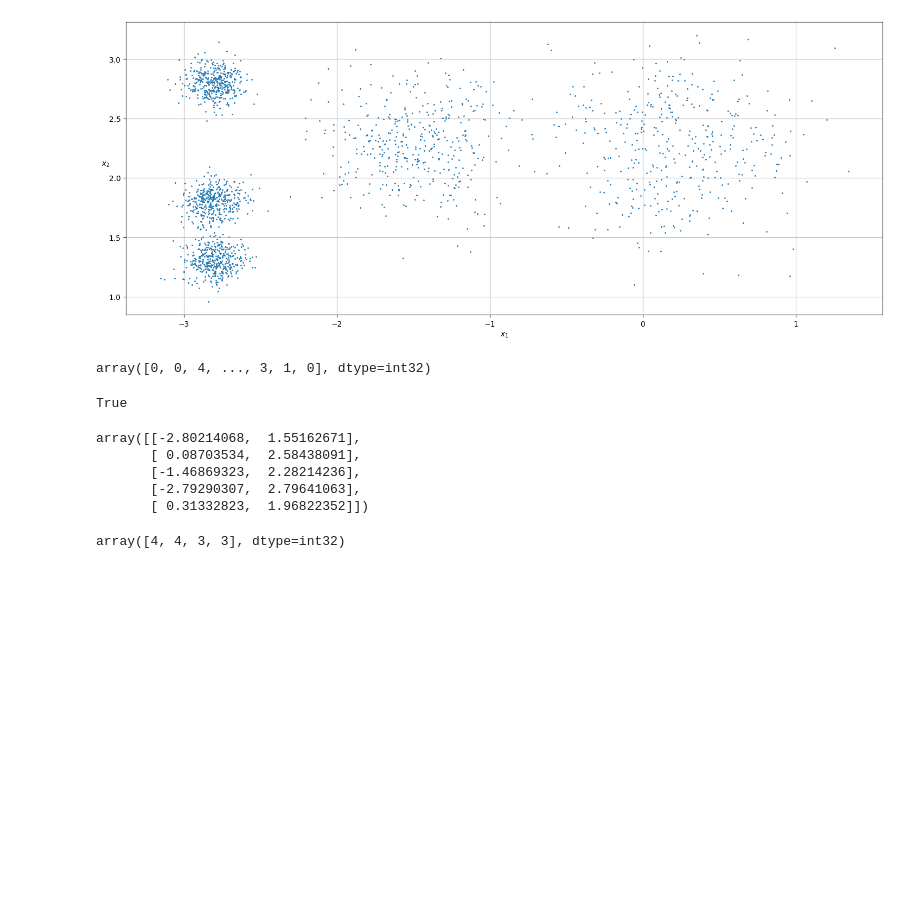
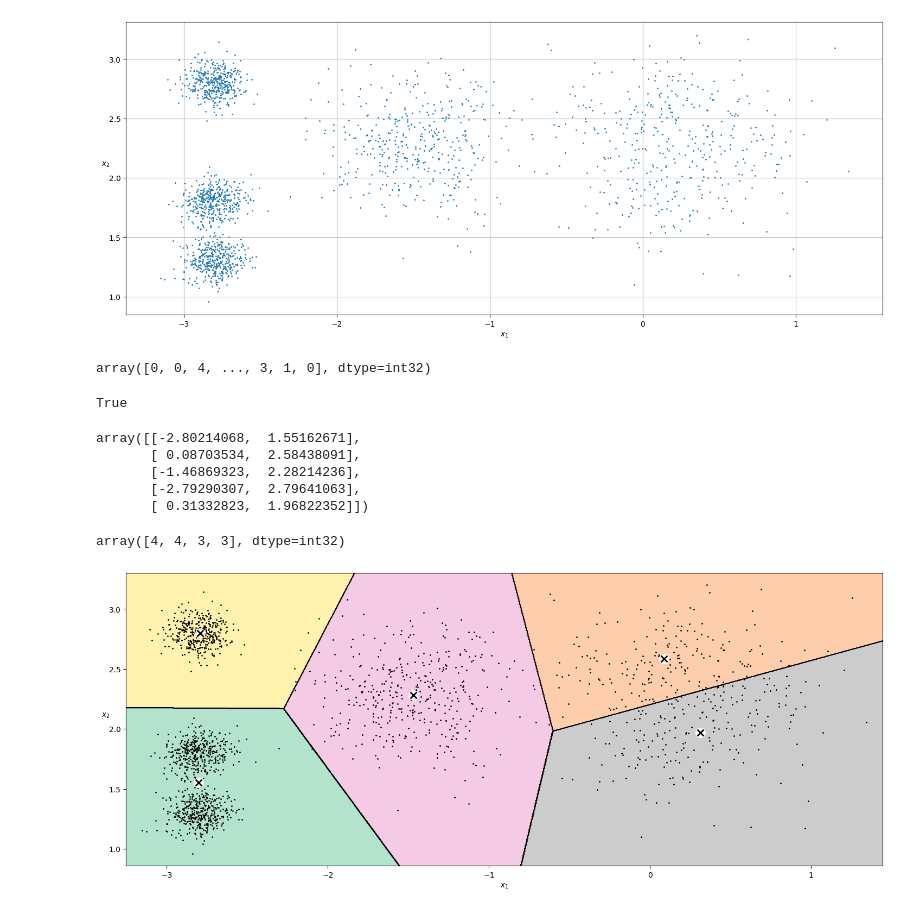
Before and after one commit to Brian342/Hands-on-machine-learning-with-sklearn, a Jupyter notebook: Chapter 9. Unsupervised Learning Techniques.ipynb, the cells around one changed output. Saved outputs shown, nothing was run; the diff lists cells and outputs as text; code cells hidden in the pictures; blank space fills up the shorter version.

```diff
--- a/Chapter 9. Unsupervised Learning Techniques.ipynb
+++ b/Chapter 9. Unsupervised Learning Techniques.ipynb
@@ -67,31 +67,33 @@ def plot_centroids(centroids, weights=None, circle_color='w', cross_color='k'):
                 color=cross_color, zorder=11, alpha=1)
 
 def plot_decision_boundaries(clusterer, X, resolution=1000, show_centroids=True,
                              show_xlabels=True, show_ylabels=True):
     mins = X.min(axis=0) - 0.1
     maxs = X.max(axis=0) + 0.1
     xx, yy = np.meshgrid(np.linspace(mins[0], maxs[0], resolution),
                          np.linspace(mins[1], maxs[1], resolution))
     Z = clusterer.predict(np.c_[xx.ravel(), yy.ravel()])
     Z = Z.reshape(xx.shape)
 
     plt.contourf(Z, extent=(mins[0], maxs[0], mins[1], maxs[1]),
                 cmap="Pastel2")
     plt.contour(Z, extent=(mins[0], maxs[0], mins[1], maxs[1]),
                 linewidths=1, colors='k')
     plot_data(X)
     if show_centroids:
         plot_centroids(clusterer.cluster_centers_)
 
     if show_xlabels:
         plt.xlabel("$x_1$")
     else:
         plt.tick_params(labelbottom=False)
     if show_ylabels:
         plt.ylabel("$x_2$", rotation=0)
     else:
         plt.tick_params(labelleft=False)
 
-plt.figure(figsize=(8, 4))
+plt.figure(figsize=(18, 7))
 plot_decision_boundaries(kmeans, X)
 plt.show()
+# %% [output]
+[figure, added]
```
